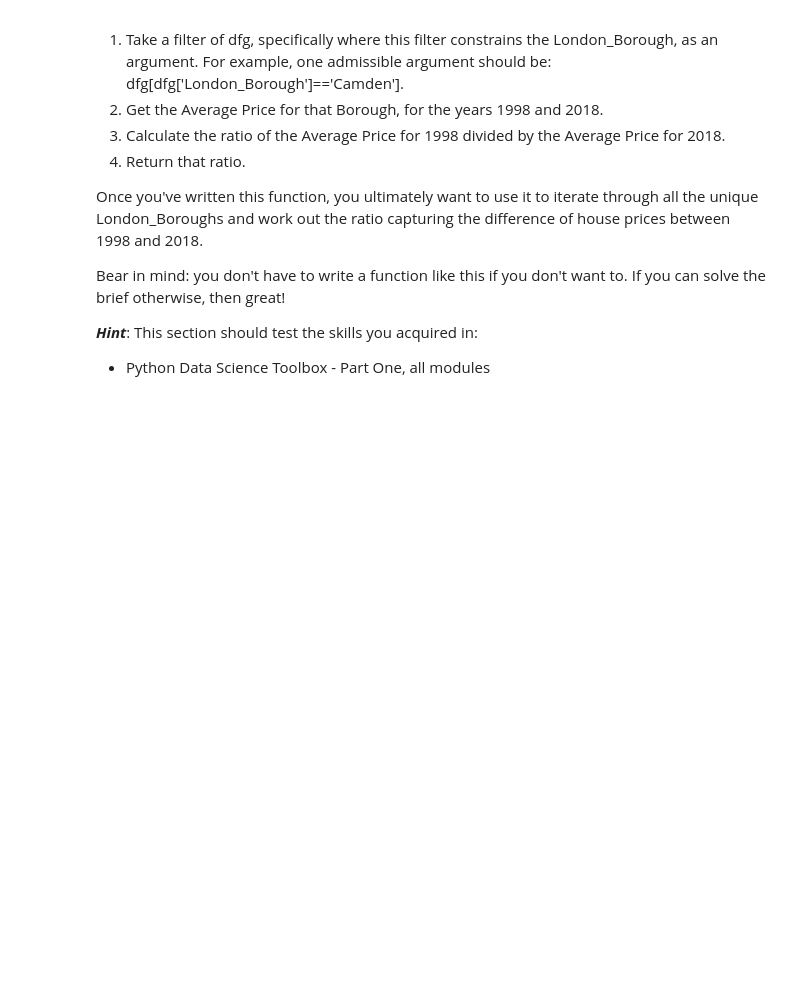
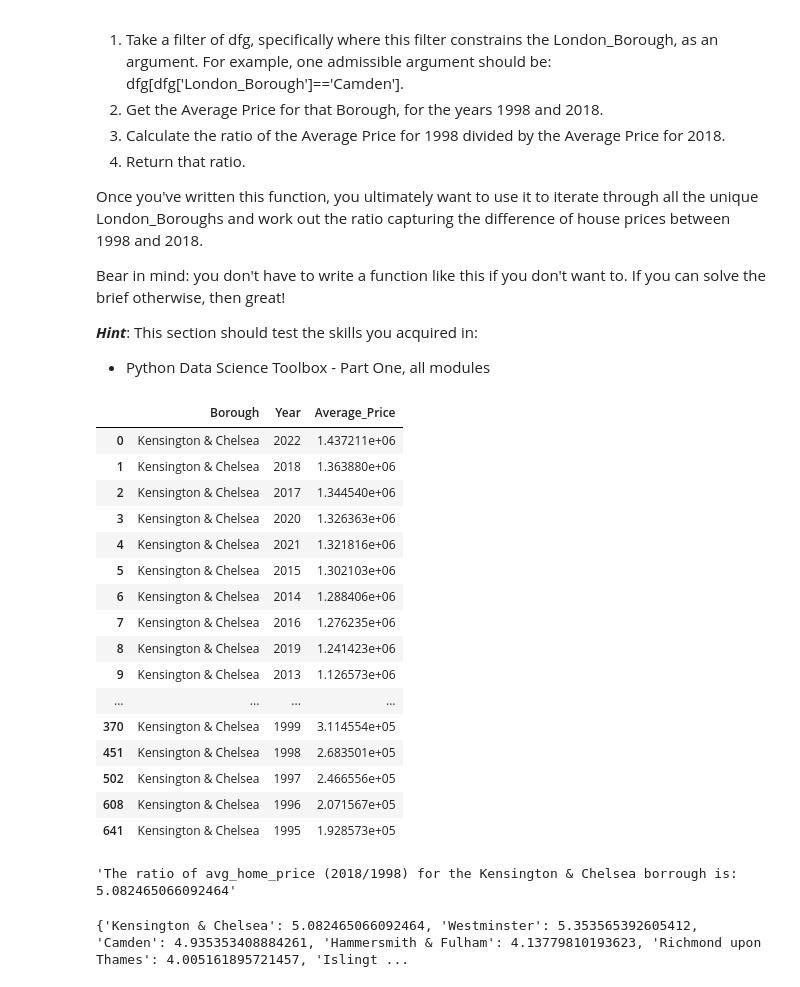
Before and after one commit to synewaz/Springboard-Data-Science-Career-Track-Unit-4-Challenge---Tier-3-Complete, a Jupyter notebook: Unit 4 Challenge - Tier 3.ipynb, the cells around one changed output. Cells and saved outputs as stored; diff of their text form; code cells hidden in the pictures; blank space fills up the shorter version.

```diff
--- a/Unit 4 Challenge - Tier 3.ipynb
+++ b/Unit 4 Challenge - Tier 3.ipynb
@@ -452,4 +452,4 @@ properties_Na.tail()
 | 16015 | Wandsworth | E09000032 | 2022-10-01 | 663273.01812 | 2022 |
 | 16016 | Westminster | E09000033 | 2022-10-01 | 967166.29241 | 2022 |
 # %%
-Average_price_properties = properties_Na.groupby(["Borough",'Year'])['Average_Price'].mean().sort_values(ascending=False)
+dfg = properties_Na.groupby(["Borough",'Year'])['Average_Price'].mean().sort_values(ascending=False)
@@ -475,0 +476,3 @@ Name: Average_Price, dtype: float64
+# %%
+dfg = dfg.reset_index()
+dfg.head()
@@ -492,3 +502,43 @@ Bear in mind: you don't have to write a function like this if you don't want to.
 
 ***Hint***: This section should test the skills you acquired in:
 - Python Data Science Toolbox - Part One, all modules
+# %%
+dfg[dfg["Borough"]=='Kensington & Chelsea']
+# %% [output]
+|  | Borough | Year | Average_Price |
+| 0 | Kensington & Chelsea | 2022 | 1.437211e+06 |
+| 1 | Kensington & Chelsea | 2018 | 1.363880e+06 |
+| 2 | Kensington & Chelsea | 2017 | 1.344540e+06 |
+| 3 | Kensington & Chelsea | 2020 | 1.326363e+06 |
+| 4 | Kensington & Chelsea | 2021 | 1.321816e+06 |
+| 5 | Kensington & Chelsea | 2015 | 1.302103e+06 |
+| 6 | Kensington & Chelsea | 2014 | 1.288406e+06 |
+| 7 | Kensington & Chelsea | 2016 | 1.276235e+06 |
+| 8 | Kensington & Chelsea | 2019 | 1.241423e+06 |
+| 9 | Kensington & Chelsea | 2013 | 1.126573e+06 |
+| ... | ... | ... | ... |
+| 370 | Kensington & Chelsea | 1999 | 3.114554e+05 |
+| 451 | Kensington & Chelsea | 1998 | 2.683501e+05 |
+| 502 | Kensington & Chelsea | 1997 | 2.466556e+05 |
+| 608 | Kensington & Chelsea | 1996 | 2.071567e+05 |
+| 641 | Kensington & Chelsea | 1995 | 1.928573e+05 |
+# %%
+def price_ratio(dfg_filter_borough):
+
+    # definition of price_1998 and price_2018
+    price_1998 = float(dfg_filter_borough[dfg_filter_borough['Year'] == 1998]['Average_Price'])
+    price_2018 = float(dfg_filter_borough[dfg_filter_borough['Year'] == 2018]['Average_Price'])
+
+    ratio_prices = price_2018 / price_1998
+
+    return (ratio_prices)
+
+# An example fxn call
+
+#printing with .format()
+"The ratio of avg_home_price (2018/1998) for the Kensington & Chelsea borrough is: {}".format(price_ratio(dfg[dfg["Borough"] == 'Kensington & Chelsea']))
+
+#printing with f"str{}
+f"The ratio of avg_home_price (2018/1998) for the Kensington & Chelsea borrough is: {price_ratio(dfg[dfg['Borough'] == 'Kensington & Chelsea'])}"
+# %% [output]
+'The ratio of avg_home_price (2018/1998) for the Kensington & Chelsea borrough is: 5.082465066092464'
@@ -494,0 +547,9 @@ Bear in mind: you don't have to write a function like this if you don't want to.
+# %%
+for item in dfg['Borough'].unique():
+
+    df_new = dfg[dfg['Borough'] == item]
+    ratios[item] = price_ratio(df_new)
+
+print(ratios)
+# %% [output]
+{'Kensington & Chelsea': 5.082465066092464, 'Westminster': 5.353565392605412, 'Camden': 4.935353408884261, 'Hammersmith & Fulham': 4.13779810193623, 'Richmond upon Thames': 4.005161895721457, 'Islingt ...
```
Also changed, not shown: parts of 12 cells of this notebook.
